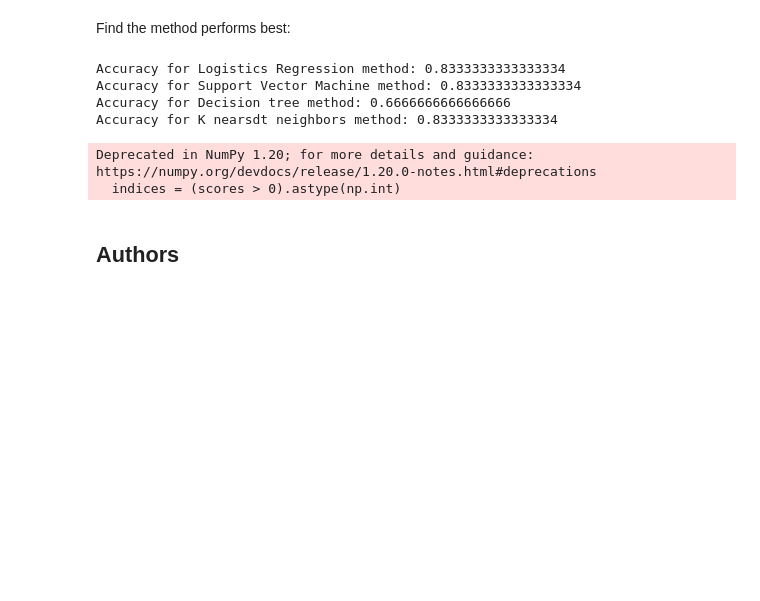
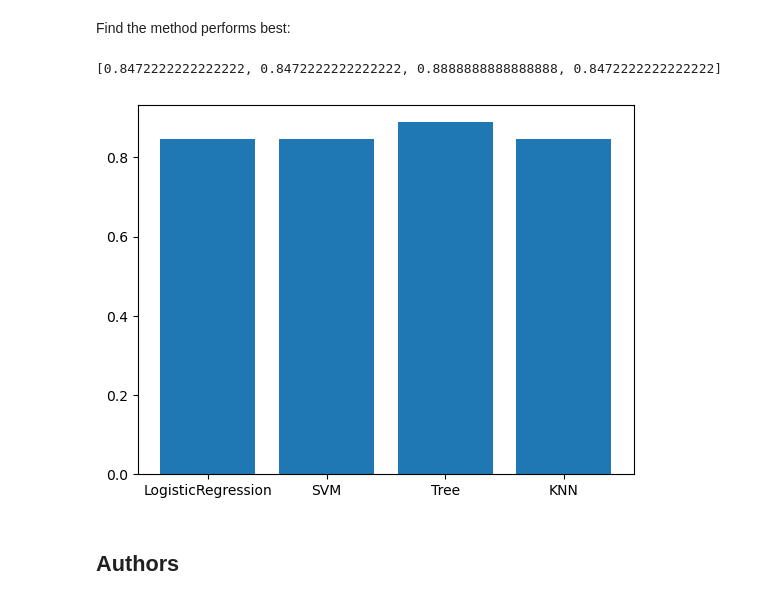
Before and after one commit to Ben-Chenny/Capstone_Submit, a Jupyter notebook: SpaceX_Machine Learning Prediction_Part_5.ipynb, the cells around one changed output. Cells and saved outputs as stored; diff of their text form; code cells hidden in the pictures; blank space fills up the shorter version.

```diff
--- a/SpaceX_Machine Learning Prediction_Part_5.ipynb
+++ b/SpaceX_Machine Learning Prediction_Part_5.ipynb
@@ -281,18 +285,15 @@ plot_confusion_matrix(Y_test,yhat)
 ## TASK  12
 # %% [markdown]
 Find the method performs best:
-# %%
-print('Accuracy for Logistics Regression method:', logreg_cv.score(X_test, Y_test))
-print( 'Accuracy for Support Vector Machine method:', svm_cv.score(X_test, Y_test))
-print('Accuracy for Decision tree method:', tree_cv.score(X_test, Y_test))
-print('Accuracy for K nearsdt neighbors method:', knn_cv.score(X_test, Y_test))
-# %% [output]
-Accuracy for Logistics Regression method: 0.8333333333333334
-Accuracy for Support Vector Machine method: 0.8333333333333334
-Accuracy for Decision tree method: 0.6666666666666666
-Accuracy for K nearsdt neighbors method: 0.8333333333333334
-Deprecated in NumPy 1.20; for more details and guidance: https://numpy.org/devdocs/release/1.20.0-notes.html#deprecations
-  indices = (scores > 0).astype(np.int)
+# %%
+scores = [logreg_cv.best_score_,svm_cv.best_score_,tree_cv.best_score_,knn_cv.best_score_]
+print(scores)
+methods = ['LogisticRegression', 'SVM', 'Tree', 'KNN']
+plt.bar(methods,scores)
+plt.show()
+# %% [output]
+[0.8472222222222222, 0.8472222222222222, 0.8888888888888888, 0.8472222222222222]
+[figure, added]
 # %% [markdown]
 ## Authors
 # %% [markdown]
```
Also changed, not shown: parts of 3 cells of this notebook.
